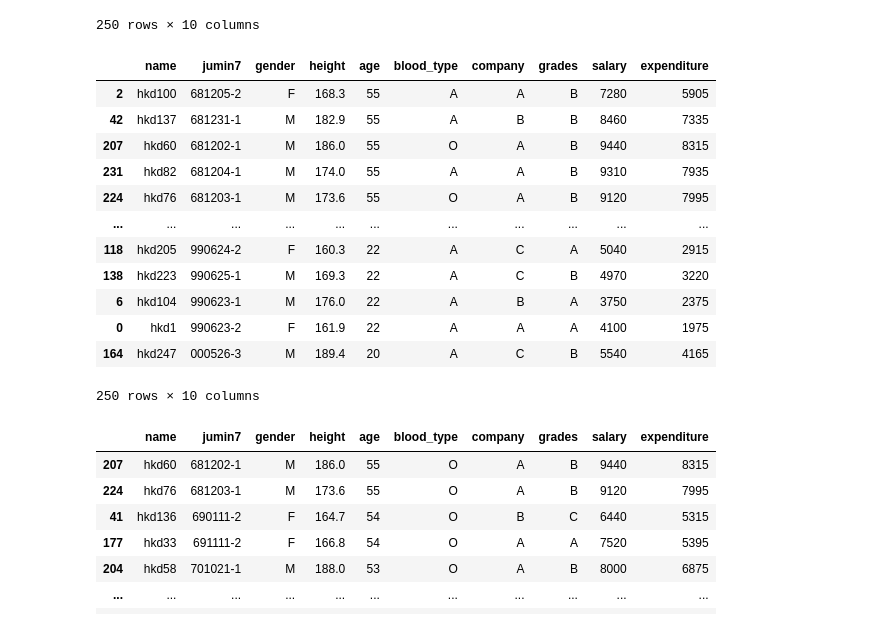
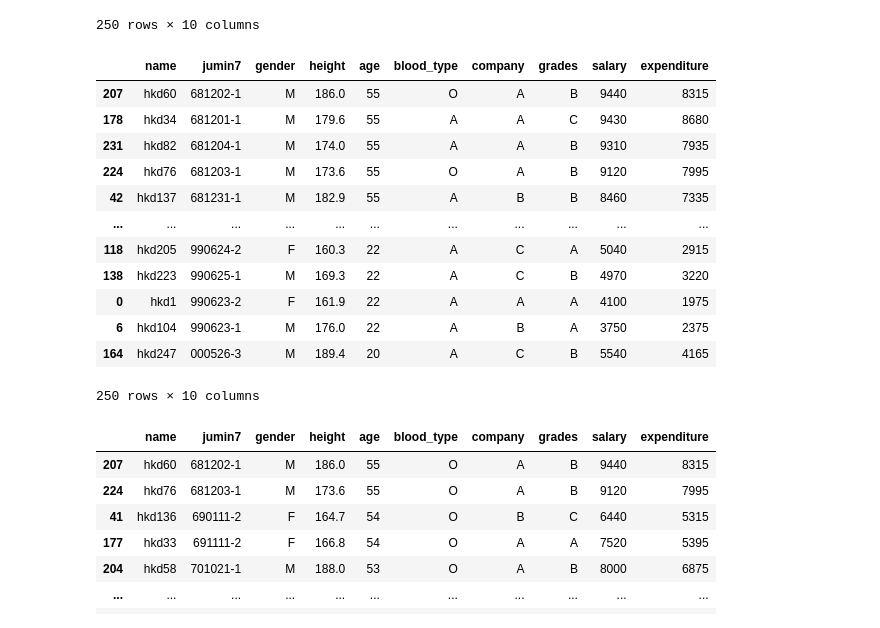
Before and after one commit to looloo404/AI-Basic, a Jupyter notebook: [WorkBook]ch1 Numpy & Pandas.ipynb, the cells around one changed output. Drawn from its saved outputs; the diff is of its cells as text; code cells hidden in the pictures.

```diff
--- a/[WorkBook]ch1 Numpy & Pandas.ipynb
+++ b/[WorkBook]ch1 Numpy & Pandas.ipynb
@@ -1443,19 +1444,19 @@ df_hk
 250 rows × 10 columns
 # %%
 # sort_values, 1개 column 정렬
-df_hk.sort_values(by = 'age', ascending=False)
+df_hk.sort_values(by = ['age','salary'], ascending=False)
 # %% [output]
 |  | name | jumin7 | gender | height | age | blood_type | company | grades | salary | expenditure |
-| 2 | hkd100 | 681205-2 | F | 168.3 | 55 | A | A | B | 7280 | 5905 |
-| 42 | hkd137 | 681231-1 | M | 182.9 | 55 | A | B | B | 8460 | 7335 |
 | 207 | hkd60 | 681202-1 | M | 186.0 | 55 | O | A | B | 9440 | 8315 |
+| 178 | hkd34 | 681201-1 | M | 179.6 | 55 | A | A | C | 9430 | 8680 |
 | 231 | hkd82 | 681204-1 | M | 174.0 | 55 | A | A | B | 9310 | 7935 |
 | 224 | hkd76 | 681203-1 | M | 173.6 | 55 | O | A | B | 9120 | 7995 |
+| 42 | hkd137 | 681231-1 | M | 182.9 | 55 | A | B | B | 8460 | 7335 |
 | ... | ... | ... | ... | ... | ... | ... | ... | ... | ... | ... |
 | 118 | hkd205 | 990624-2 | F | 160.3 | 22 | A | C | A | 5040 | 2915 |
 | 138 | hkd223 | 990625-1 | M | 169.3 | 22 | A | C | B | 4970 | 3220 |
+| 0 | hkd1 | 990623-2 | F | 161.9 | 22 | A | A | A | 4100 | 1975 |
 | 6 | hkd104 | 990623-1 | M | 176.0 | 22 | A | B | A | 3750 | 2375 |
-| 0 | hkd1 | 990623-2 | F | 161.9 | 22 | A | A | A | 4100 | 1975 |
 | 164 | hkd247 | 000526-3 | M | 189.4 | 20 | A | C | B | 5540 | 4165 |
 250 rows × 10 columns
 # %%
```
Also changed, not shown: parts of 53 cells of this notebook, 11 other files.
